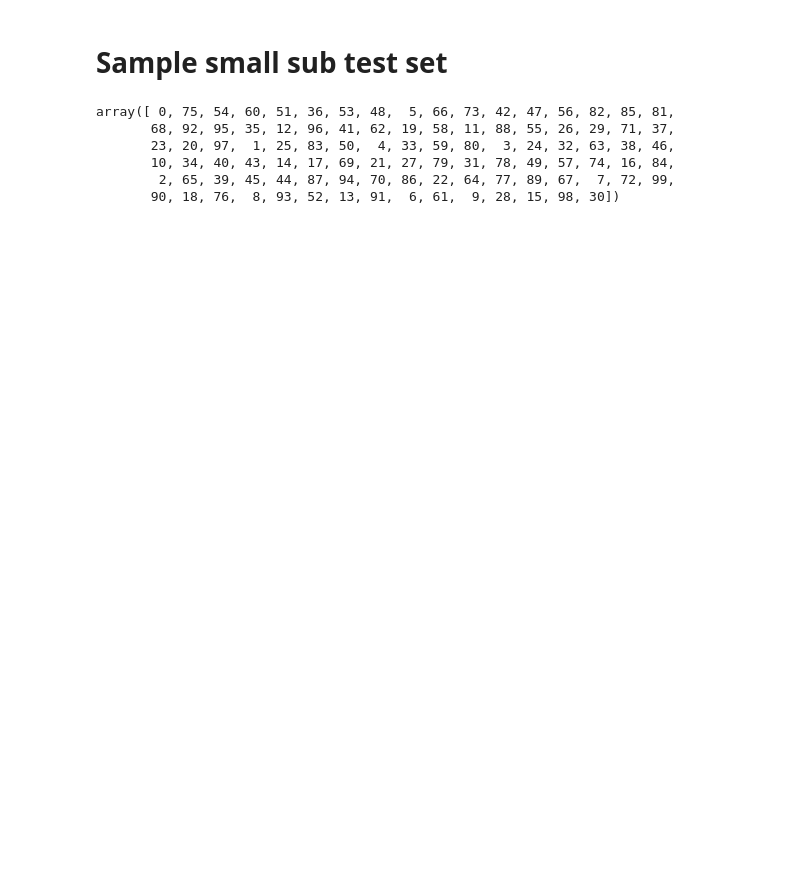
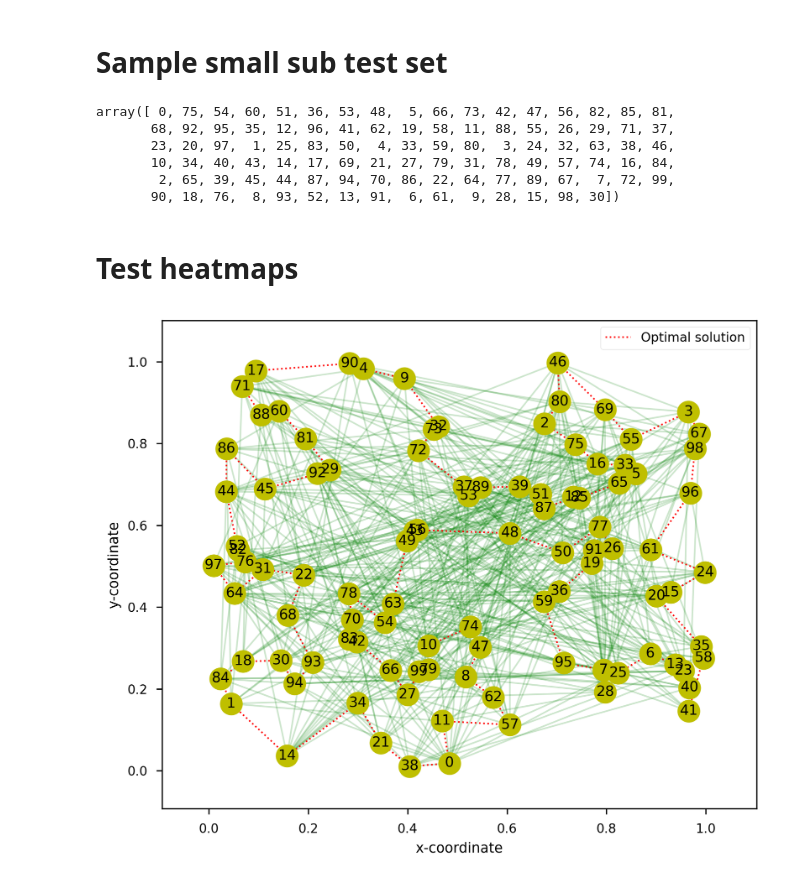
Before and after one commit to dschaub95/rltsp, a Jupyter notebook: notebooks/convert_sample_test_sets.ipynb, the cells around one changed output. Saved outputs shown, nothing was run; the diff lists cells and outputs as text; code cells hidden in the pictures; blank space fills up the shorter version.

```diff
--- a/notebooks/convert_sample_test_sets.ipynb
+++ b/notebooks/convert_sample_test_sets.ipynb
@@ -126,3 +132,5 @@ def sample_and_save_subset(dataset, save_path, seed=37):
             json.dump(solution_data, f, indent=2)
 # %%
 sample_and_save_subset(dataset, save_path="../data/test_sets/fu_et_al_sample_n_100_128")
+# %% [markdown]
+# Test heatmaps
@@ -128,0 +152,22 @@ sample_and_save_subset(dataset, save_path="../data/test_sets/fu_et_al_sample_n_1
+# %%
+# check heatmaps
+dataset_path = "../data/test_sets/fu_et_al_n_100_10000"
+dataset =  DiskTSPTestSet(dataset_path, use_pomo_aug=False, sampling_steps=1, load_heatmaps=True)
+# %%
+from main_code.utils.data.utils import convert_tsp_to_nx, calc_tour_length
+index = 10
+# plot heatmap
+data = dataset[index]
+node_coords = data[0]
+opt_tour = data[2]
+heatmap = data[-1]
+g = convert_tsp_to_nx(node_coords)
+plotter = TSP_plotter()
+fig = plotter.plot_nx_graph(
+    g,
+    opt_solution=opt_tour,
+    edge_probs=heatmap,
+    draw_edges=False,
+    dpi=300)
+# %% [output]
+[figure, added]
```
Also changed, not shown: parts of 7 cells of this notebook, 4 other files.
